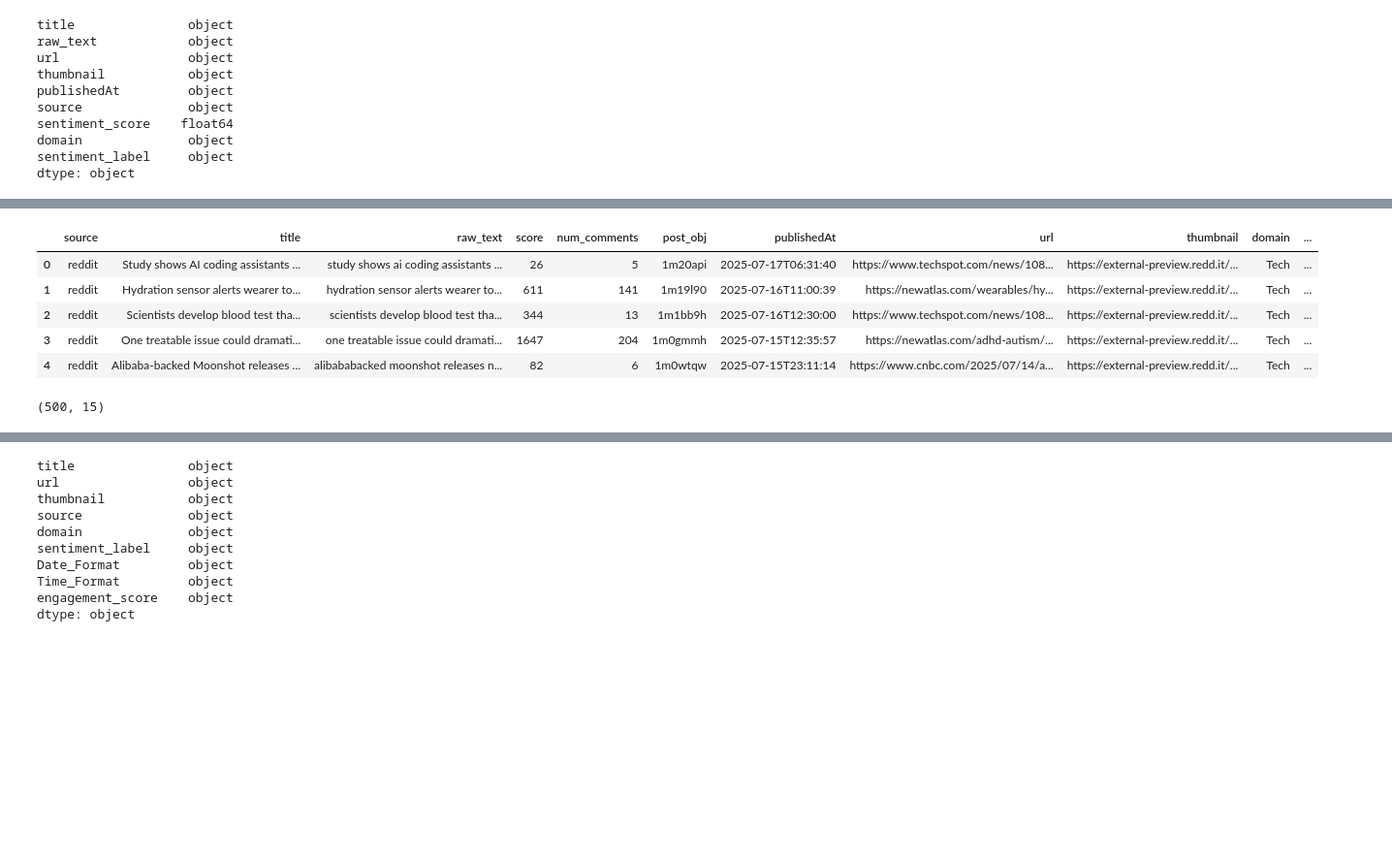
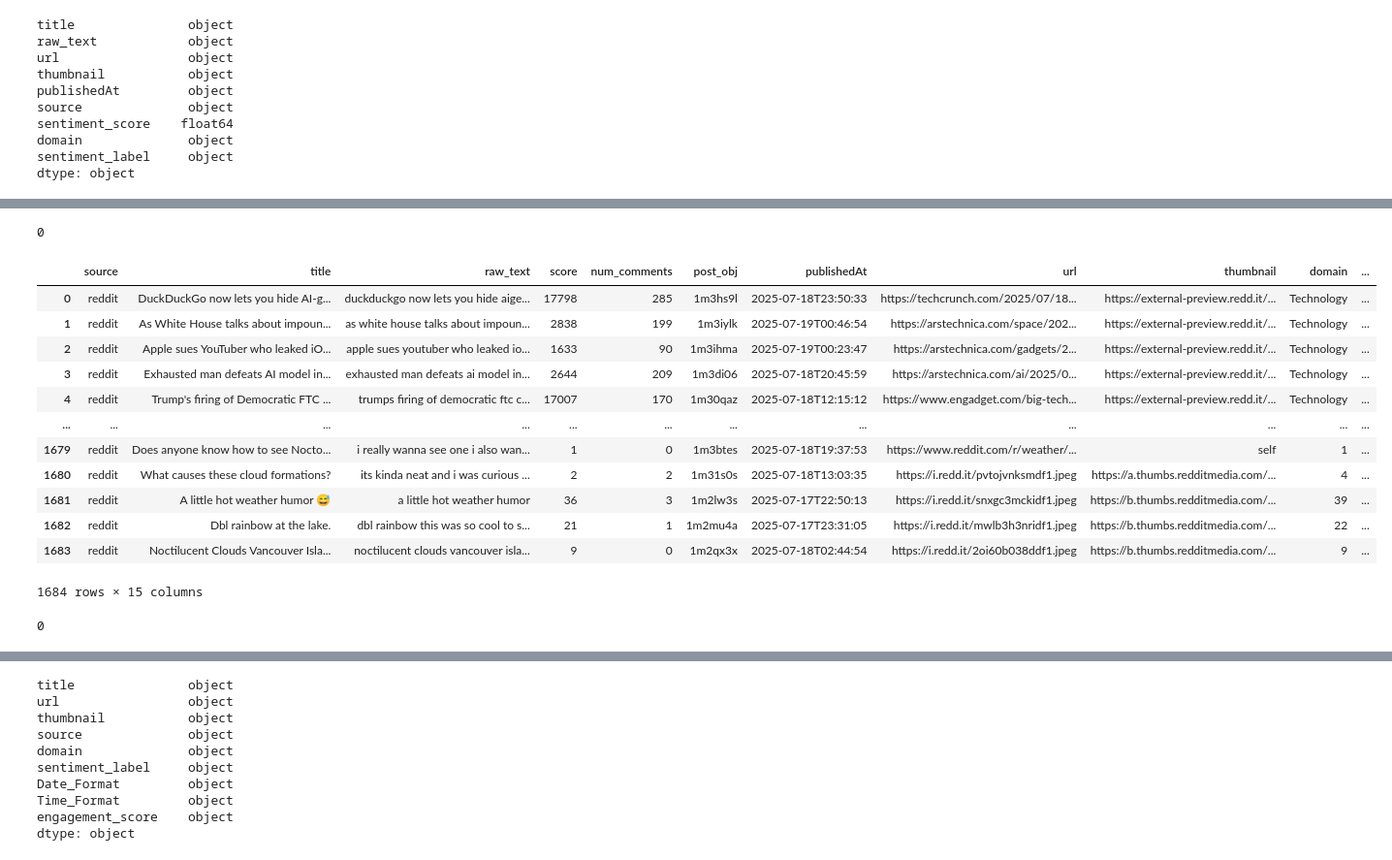
Before and after one commit to HanniKanchap/BuzzBoard, a Jupyter notebook: DataPreprocessing/cleaning_Data.ipynb, the cells around one changed output, grey strips where cells are left out. Shown: that part at 97% size. Drawn from its saved outputs; the diff is of its cells as text; code cells hidden in the pictures; blank space fills up the shorter version.

```diff
--- a/DataPreprocessing/cleaning_Data.ipynb
+++ b/DataPreprocessing/cleaning_Data.ipynb
@@ -88,0 +121,4 @@ Name: count, dtype: int64
+# %%
+df.duplicated().sum()
+# %% [output]
+0
@@ -89,15 +127,28 @@ Name: count, dtype: int64
 # %%
-df1 = pd.read_csv('..\data\RedditData.csv')
+df1 = pd.read_csv(
+    "../data/RedditData.csv",
+    delimiter=",",
+    quotechar='"',
+    escapechar='\\',
+    encoding="utf-8"
+)
 # %%
-df1.head()
+df1
 # %% [output]
 |  | source | title | raw_text | score | num_comments | post_obj | publishedAt | url | thumbnail | domain | ... |
-| 0 | reddit | Study shows AI coding assistants ... | study shows ai coding assistants ... | 26 | 5 | 1m20api | 2025-07-17T06:31:40 | https://www.techspot.com/news/108... | https://external-preview.redd.it/... | Tech | ... |
-| 1 | reddit | Hydration sensor alerts wearer to... | hydration sensor alerts wearer to... | 611 | 141 | 1m19l90 | 2025-07-16T11:00:39 | https://newatlas.com/wearables/hy... | https://external-preview.redd.it/... | Tech | ... |
-| 2 | reddit | Scientists develop blood test tha... | scientists develop blood test tha... | 344 | 13 | 1m1bb9h | 2025-07-16T12:30:00 | https://www.techspot.com/news/108... | https://external-preview.redd.it/... | Tech | ... |
-| 3 | reddit | One treatable issue could dramati... | one treatable issue could dramati... | 1647 | 204 | 1m0gmmh | 2025-07-15T12:35:57 | https://newatlas.com/adhd-autism/... | https://external-preview.redd.it/... | Tech | ... |
-| 4 | reddit | Alibaba-backed Moonshot releases ... | alibababacked moonshot releases n... | 82 | 6 | 1m0wtqw | 2025-07-15T23:11:14 | https://www.cnbc.com/2025/07/14/a... | https://external-preview.redd.it/... | Tech | ... |
+| 0 | reddit | DuckDuckGo now lets you hide AI-g... | duckduckgo now lets you hide aige... | 17798 | 285 | 1m3hs9l | 2025-07-18T23:50:33 | https://techcrunch.com/2025/07/18... | https://external-preview.redd.it/... | Technology | ... |
+| 1 | reddit | As White House talks about impoun... | as white house talks about impoun... | 2838 | 199 | 1m3iylk | 2025-07-19T00:46:54 | https://arstechnica.com/space/202... | https://external-preview.redd.it/... | Technology | ... |
+| 2 | reddit | Apple sues YouTuber who leaked iO... | apple sues youtuber who leaked io... | 1633 | 90 | 1m3ihma | 2025-07-19T00:23:47 | https://arstechnica.com/gadgets/2... | https://external-preview.redd.it/... | Technology | ... |
+| 3 | reddit | Exhausted man defeats AI model in... | exhausted man defeats ai model in... | 2644 | 209 | 1m3di06 | 2025-07-18T20:45:59 | https://arstechnica.com/ai/2025/0... | https://external-preview.redd.it/... | Technology | ... |
+| 4 | reddit | Trump's firing of Democratic FTC ... | trumps firing of democratic ftc c... | 17007 | 170 | 1m30qaz | 2025-07-18T12:15:12 | https://www.engadget.com/big-tech... | https://external-preview.redd.it/... | Technology | ... |
+| ... | ... | ... | ... | ... | ... | ... | ... | ... | ... | ... | ... |
+| 1679 | reddit | Does anyone know how to see Nocto... | i really wanna see one i also wan... | 1 | 0 | 1m3btes | 2025-07-18T19:37:53 | https://www.reddit.com/r/weather/... | self | 1 | ... |
+| 1680 | reddit | What causes these cloud formations? | its kinda neat and i was curious ... | 2 | 2 | 1m31s0s | 2025-07-18T13:03:35 | https://i.redd.it/pvtojvnksmdf1.jpeg | https://a.thumbs.redditmedia.com/... | 4 | ... |
+| 1681 | reddit | A little hot weather humor 😅 | a little hot weather humor | 36 | 3 | 1m2lw3s | 2025-07-17T22:50:13 | https://i.redd.it/snxgc3mckidf1.jpeg | https://b.thumbs.redditmedia.com/... | 39 | ... |
+| 1682 | reddit | Dbl rainbow at the lake. | dbl rainbow this was so cool to s... | 21 | 1 | 1m2mu4a | 2025-07-17T23:31:05 | https://i.redd.it/mwlb3h3nridf1.jpeg | https://b.thumbs.redditmedia.com/... | 22 | ... |
+| 1683 | reddit | Noctilucent Clouds Vancouver Isla... | noctilucent clouds vancouver isla... | 9 | 0 | 1m2qx3x | 2025-07-18T02:44:54 | https://i.redd.it/2oi60b038ddf1.jpeg | https://b.thumbs.redditmedia.com/... | 9 | ... |
+1684 rows × 15 columns
 # %%
-df1.shape
+df1[df1['publishedAt'] == 'publishedAt']
+df_A = df1[0:176]
+df_B = df1[176:]
-# %% [output]
-(500, 15)
@@ -103,0 +159,4 @@ df1.shape
+# %%
+df_A.duplicated().sum()
+# %% [output]
+0
```
Also changed, not shown: parts of 40 cells of this notebook, 6 other files.
